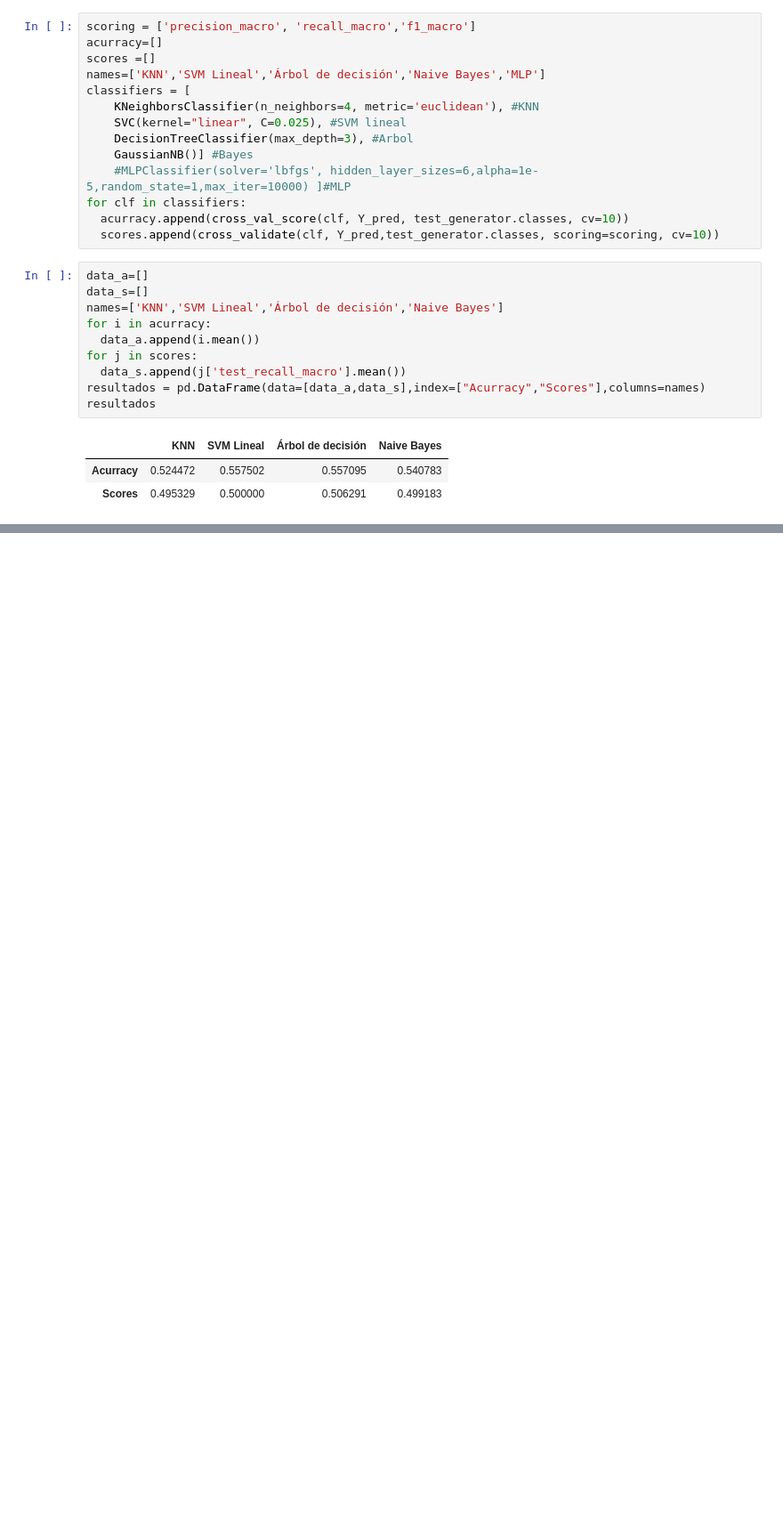
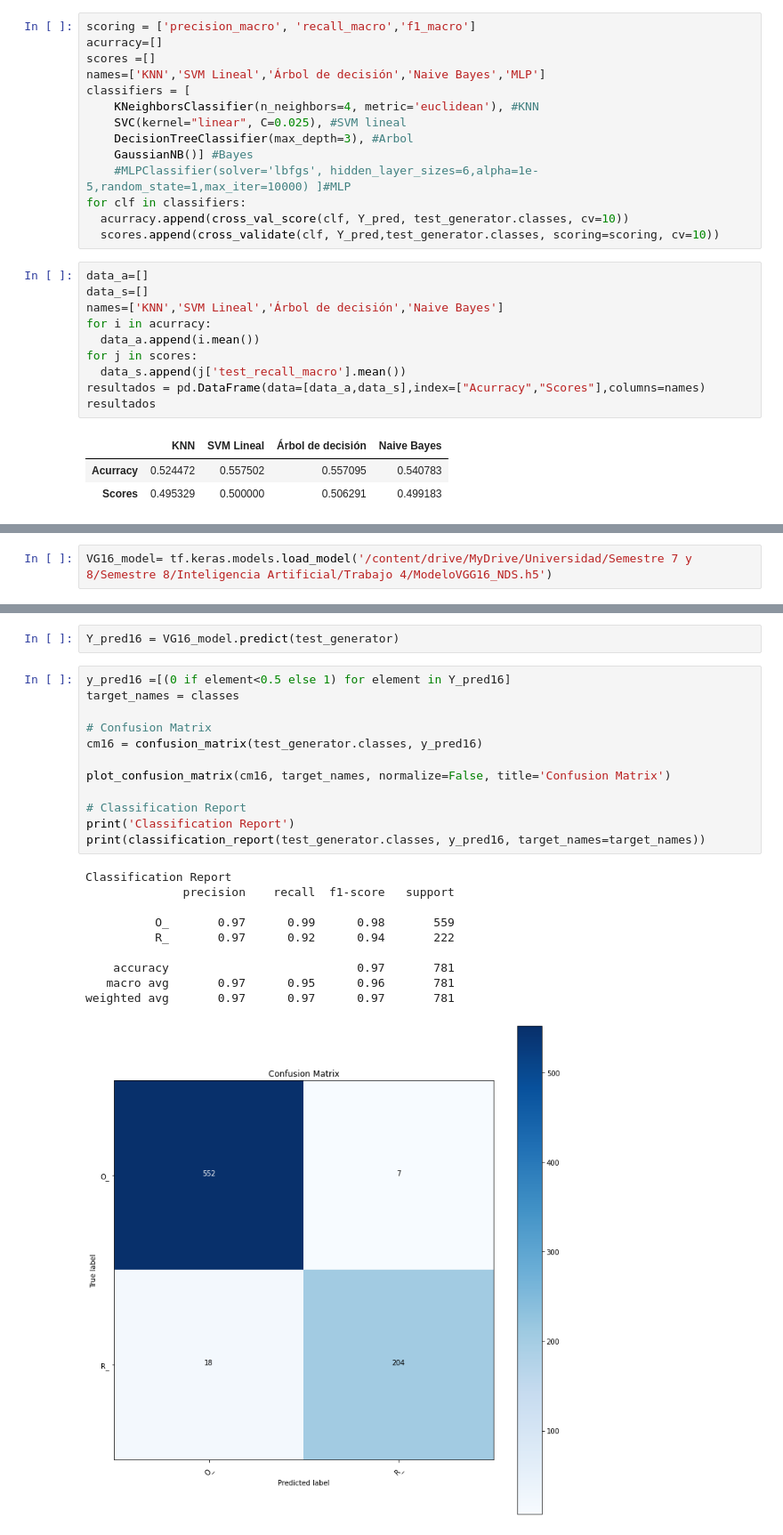
Before and after one commit to clondonop/IA_TP4, a Jupyter notebook: Final_O_R_Modelo_TP4.ipynb, the cells around one changed output, grey strips where cells are left out. Shown at 89% size. Drawn from its saved outputs; the diff is of its cells as text; blank space fills up the shorter version.

```diff
--- a/Final_O_R_Modelo_TP4.ipynb
+++ b/Final_O_R_Modelo_TP4.ipynb
@@ -571,0 +811,2 @@ rf
+# %%
+VG16_model= tf.keras.models.load_model('/content/drive/MyDrive/Universidad/Semestre 7 y 8/Semestre 8/Inteligencia Artificial/Trabajo 4/ModeloVGG16_NDS.h5')
@@ -571,0 +817,25 @@ rf
+# %%
+Y_pred16 = VG16_model.predict(test_generator)
+# %%
+y_pred16 =[(0 if element<0.5 else 1) for element in Y_pred16]
+target_names = classes
+
+# Confusion Matrix
+cm16 = confusion_matrix(test_generator.classes, y_pred16)
+
+plot_confusion_matrix(cm16, target_names, normalize=False, title='Confusion Matrix')
+
+# Classification Report
+print('Classification Report')
+print(classification_report(test_generator.classes, y_pred16, target_names=target_names))
+# %% [output]
+Classification Report
+              precision    recall  f1-score   support
+
+          O_       0.97      0.99      0.98       559
+          R_       0.97      0.92      0.94       222
+
+    accuracy                           0.97       781
+   macro avg       0.97      0.95      0.96       781
+weighted avg       0.97      0.97      0.97       781
+[figure, added]
```
Also changed, not shown: parts of 77 cells of this notebook.
